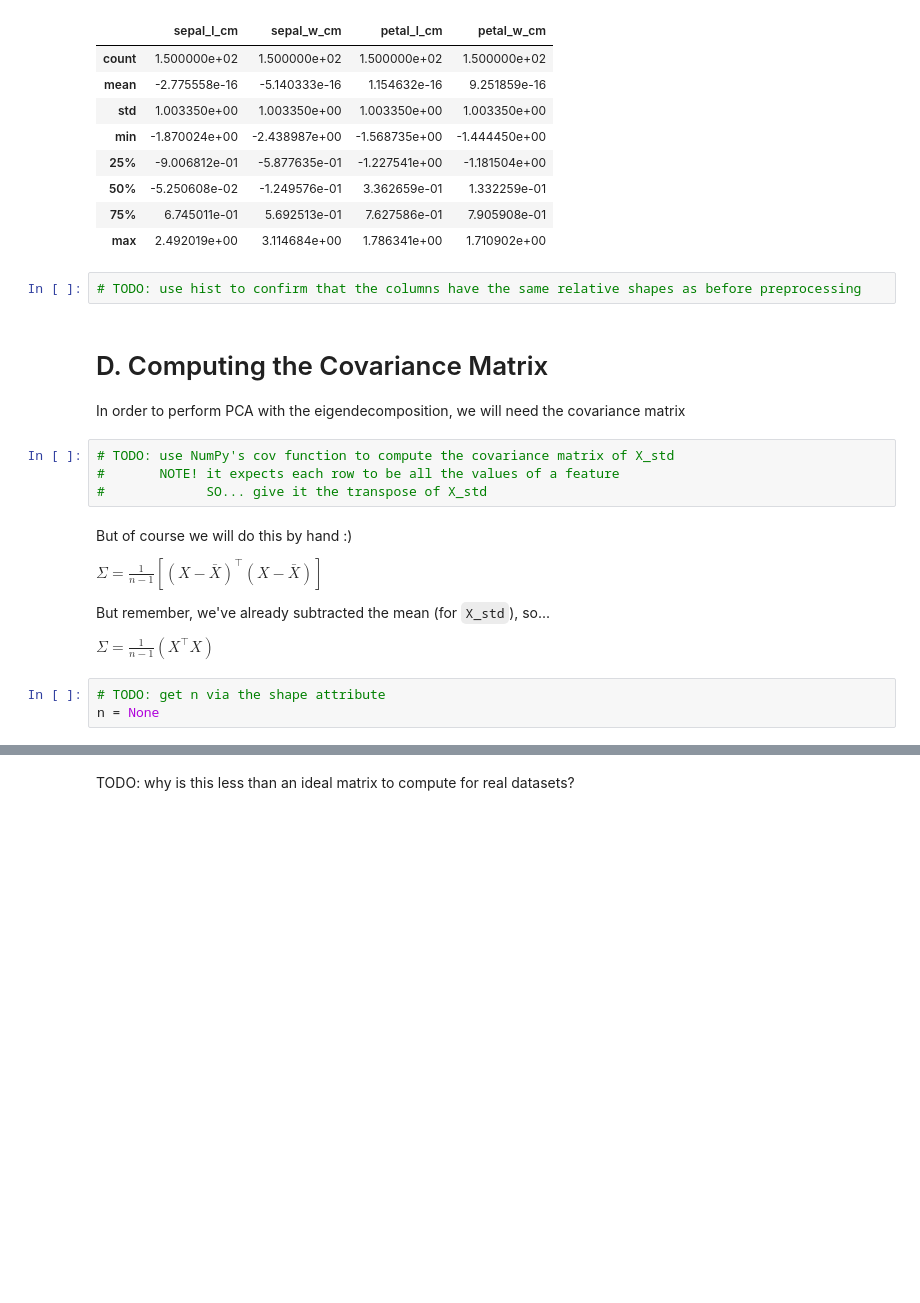
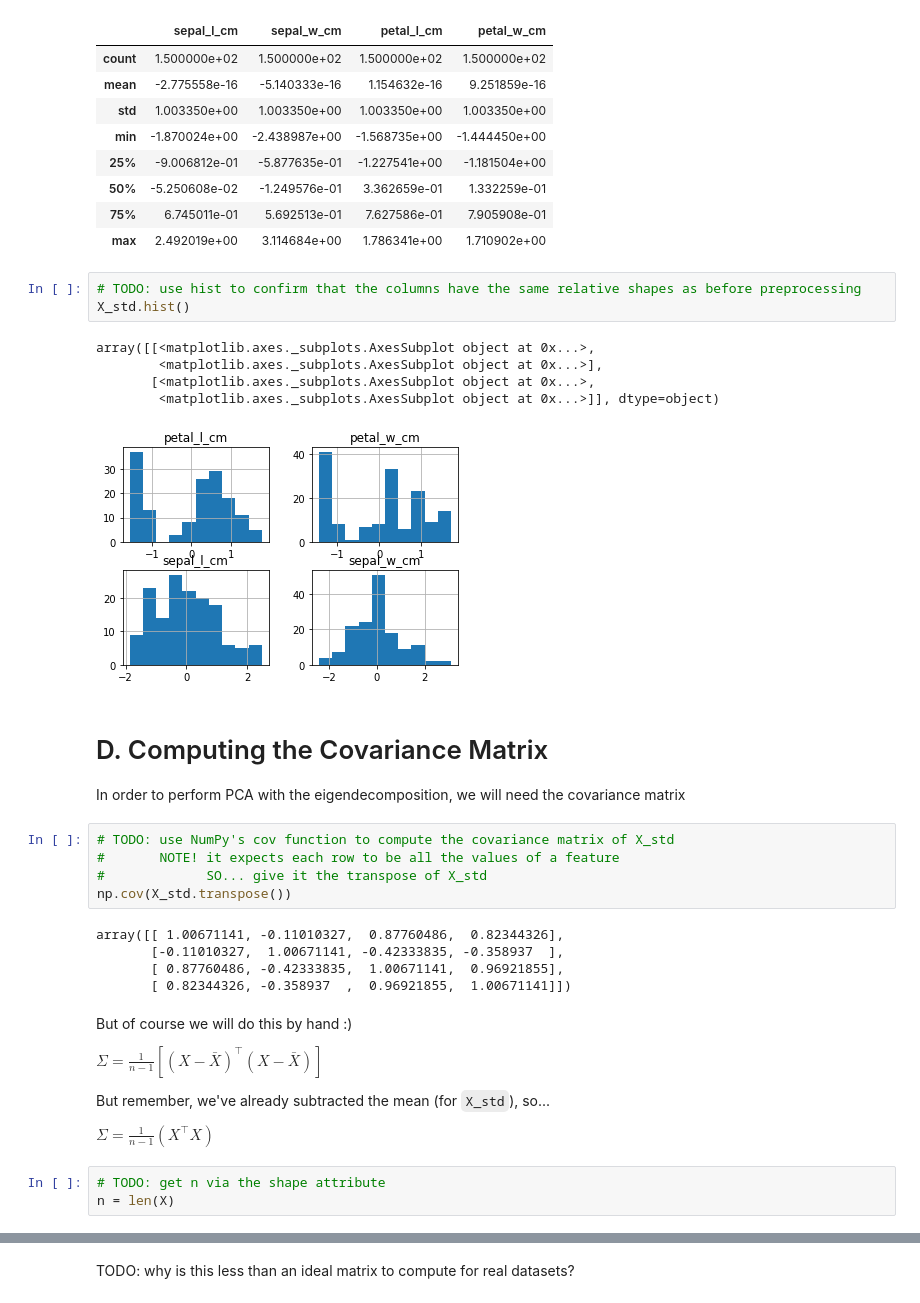
Before and after one commit to kz4/DataMining, a Jupyter notebook: 3DimensionalityReduction_RecommenderSystems/1PCA_LinearAlgebra/starter-3.3.ipynb, the cells around one changed output, grey strips where cells are left out. Cells and saved outputs as stored; diff of their text form; blank space fills up the shorter version.

```diff
--- a/3DimensionalityReduction_RecommenderSystems/1PCA_LinearAlgebra/starter-3.3.ipynb
+++ b/3DimensionalityReduction_RecommenderSystems/1PCA_LinearAlgebra/starter-3.3.ipynb
@@ -170,6 +170,13 @@ X_std.describe()
 | max | 2.492019e+00 | 3.114684e+00 | 1.786341e+00 | 1.710902e+00 |
 # %%
 # TODO: use hist to confirm that the columns have the same relative shapes as before preprocessing
+X_std.hist()
+# %% [output]
+array([[<matplotlib.axes._subplots.AxesSubplot object at 0x...>,
+        <matplotlib.axes._subplots.AxesSubplot object at 0x...>],
+       [<matplotlib.axes._subplots.AxesSubplot object at 0x...>,
+        <matplotlib.axes._subplots.AxesSubplot object at 0x...>]], dtype=object)
+[figure, added]
 # %% [markdown]
 # D. Computing the Covariance Matrix
 In order to perform PCA with the eigendecomposition, we will need the covariance matrix
@@ -177,6 +184,12 @@ In order to perform PCA with the eigendecomposition, we will need the covariance
 # TODO: use NumPy's cov function to compute the covariance matrix of X_std
 #       NOTE! it expects each row to be all the values of a feature
 #             SO... give it the transpose of X_std
+np.cov(X_std.transpose())
+# %% [output]
+array([[ 1.00671141, -0.11010327,  0.87760486,  0.82344326],
+       [-0.11010327,  1.00671141, -0.42333835, -0.358937  ],
+       [ 0.87760486, -0.42333835,  1.00671141,  0.96921855],
+       [ 0.82344326, -0.358937  ,  0.96921855,  1.00671141]])
 # %% [markdown]
 But of course we will do this by hand :)
 
@@ -187,7 +200,7 @@ But remember, we've already subtracted the mean (for `X_std`), so...
 $ \Sigma = \frac{1}{n-1} ( X^\intercal X ) $
 # %%
 # TODO: get n via the shape attribute
-n = None
+n = len(X)
 # %%
 # TODO: a quick way to perform matrix multiplication is the @ operator
 #       NOTE! access the data in the DataFrame via the "values" attribute
```
Also changed, not shown: parts of 15 cells of this notebook.
